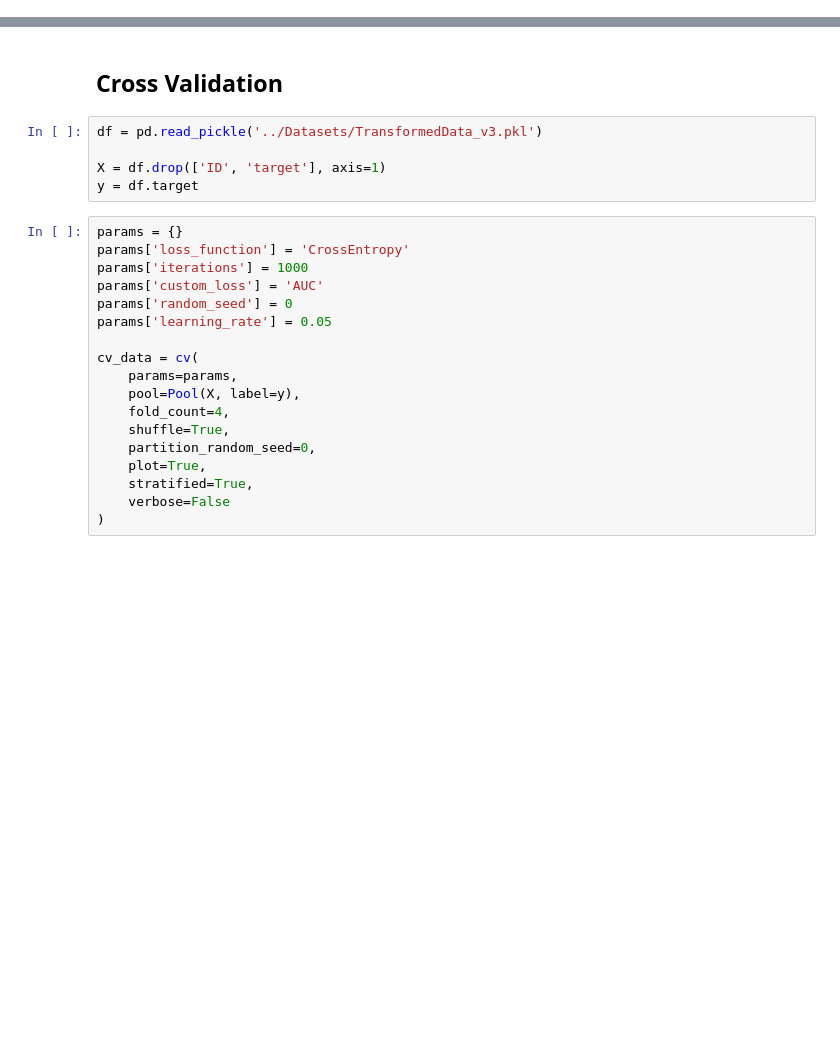
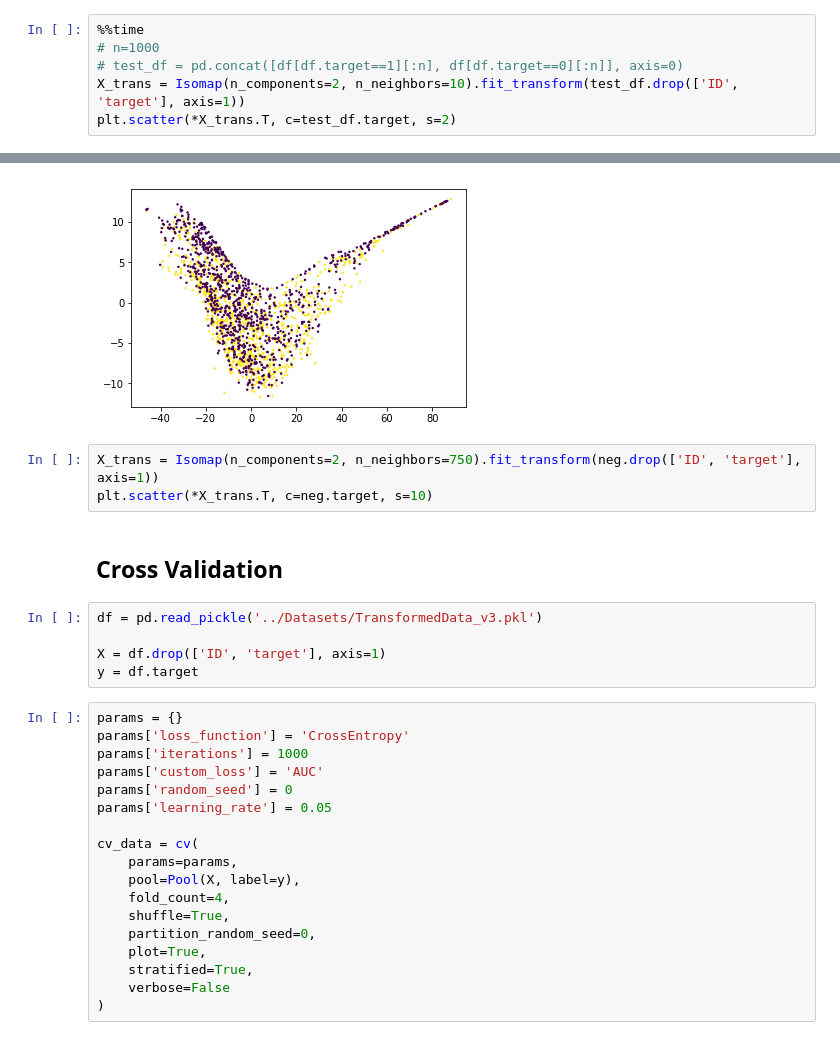
Before and after one commit to rkhass/Research, a Jupyter notebook: Catboost.ipynb, the cells around one changed output, grey strips where cells are left out. Cells and saved outputs as stored; diff of their text form; blank space fills up the shorter version.

```diff
--- a/Catboost.ipynb
+++ b/Catboost.ipynb
@@ -126,0 +143,7 @@ Wall time: 7.71 s
+# %%
+%%time
+# n=1000
+# test_df = pd.concat([df[df.target==1][:n], df[df.target==0][:n]], axis=0)
+X_trans = Isomap(n_components=2, n_neighbors=10).fit_transform(test_df.drop(['ID', 'target'], axis=1))
+plt.scatter(*X_trans.T, c=test_df.target, s=2)
+# %% [output]
@@ -127,3 +152,7 @@ Wall time: 7.71 s
+[figure, added]
+# %%
+X_trans = Isomap(n_components=2, n_neighbors=750).fit_transform(neg.drop(['ID', 'target'], axis=1))
+plt.scatter(*X_trans.T, c=neg.target, s=10)
 # %% [markdown]
 ## Cross Validation
 # %%
```
Also changed, not shown: parts of 20 cells of this notebook, 3 other files.
